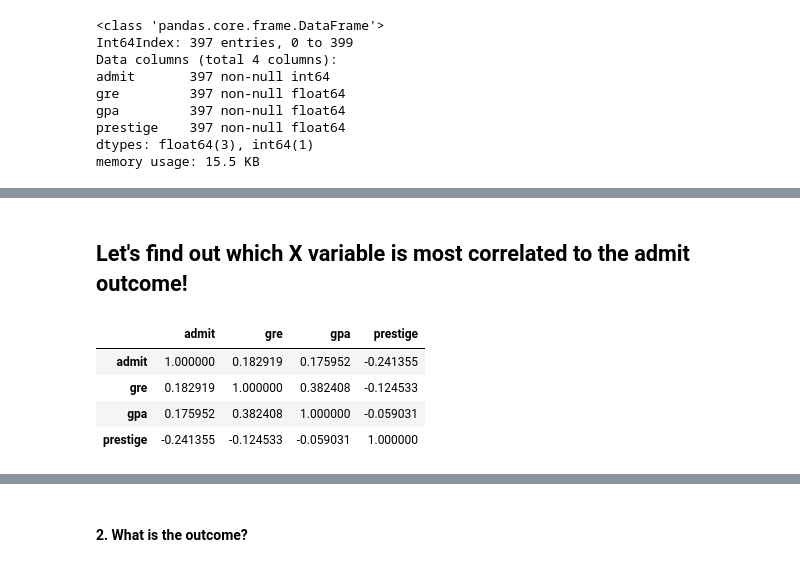
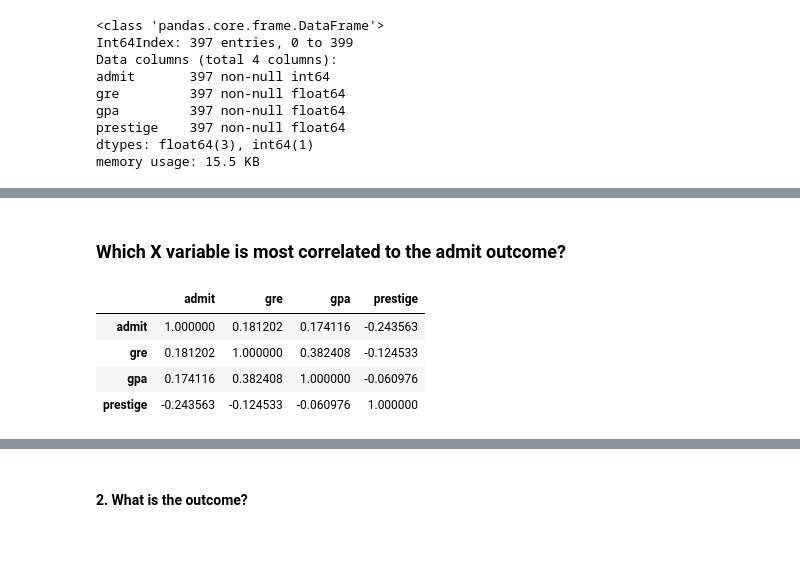
Before and after one commit to eddieh800/DS-SF-42, a Jupyter notebook: unit-project/project-1/starter-code/Eddie_Huang_Proj_1.ipynb, the cells around one changed output, grey strips where cells are left out. Drawn from its saved outputs; the diff is of its cells as text; code cells hidden in the pictures.

```diff
--- a/unit-project/project-1/starter-code/Eddie_Huang_Proj_1.ipynb
+++ b/unit-project/project-1/starter-code/Eddie_Huang_Proj_1.ipynb
@@ -92,10 +117,10 @@ memory usage: 15.5 KB
 # %% [markdown]
-## Let's find out which X variable is most correlated to the admit outcome!
+### Which X variable is most correlated to the admit outcome?
 # %%
-df.corr()
+clean.corr()
 # %% [output]
 |  | admit | gre | gpa | prestige |
-| admit | 1.000000 | 0.182919 | 0.175952 | -0.241355 |
-| gre | 0.182919 | 1.000000 | 0.382408 | -0.124533 |
-| gpa | 0.175952 | 0.382408 | 1.000000 | -0.059031 |
-| prestige | -0.241355 | -0.124533 | -0.059031 | 1.000000 |
+| admit | 1.000000 | 0.181202 | 0.174116 | -0.243563 |
+| gre | 0.181202 | 1.000000 | 0.382408 | -0.124533 |
+| gpa | 0.174116 | 0.382408 | 1.000000 | -0.060976 |
+| prestige | -0.243563 | -0.124533 | -0.060976 | 1.000000 |
```
Also changed, not shown: parts of 29 cells of this notebook.
